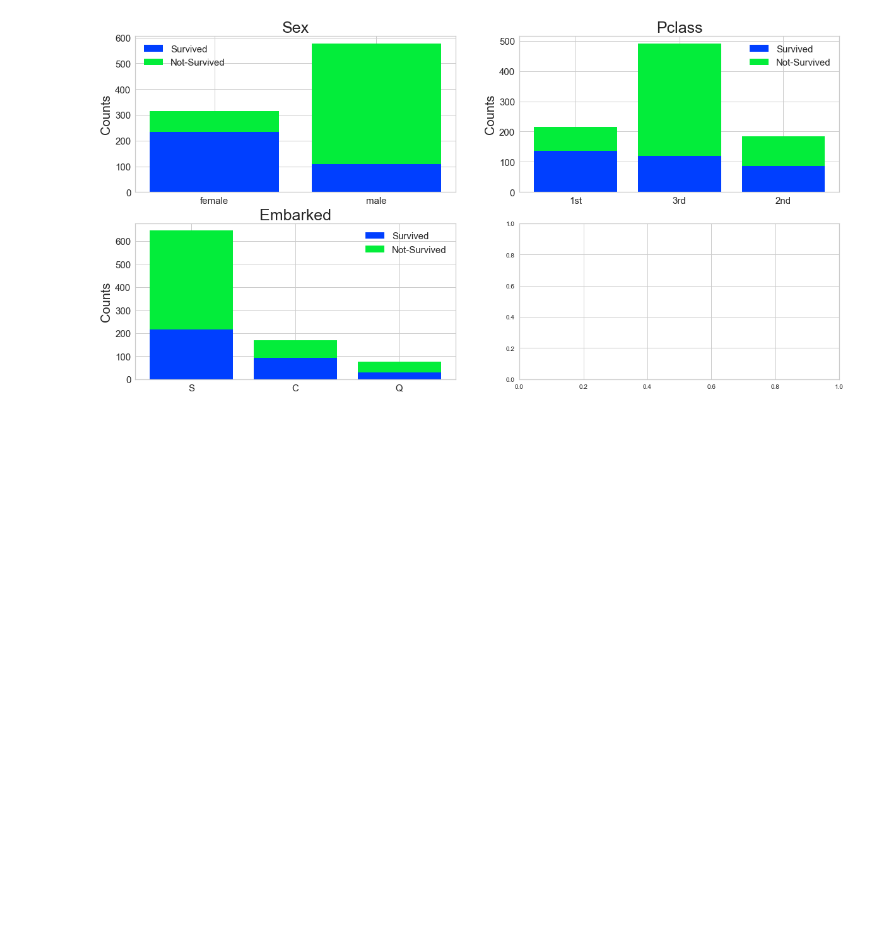
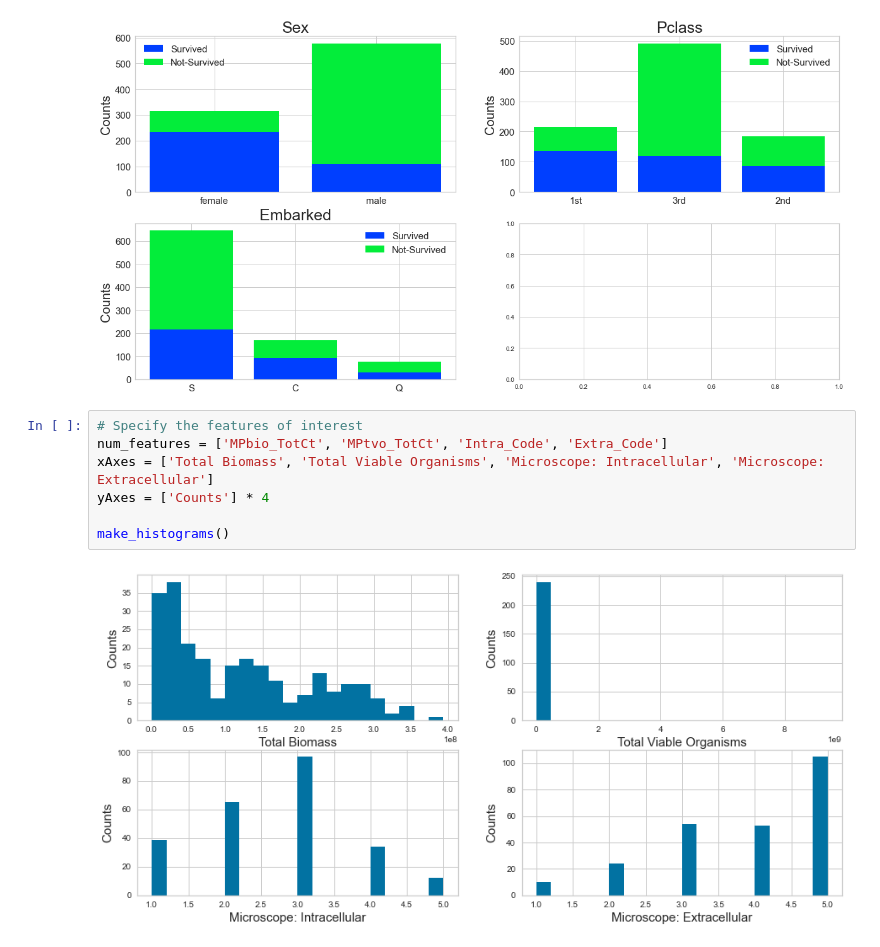
Before and after one commit to ScottBreitbach/DSC550, a Jupyter notebook: Week6/Test.ipynb, the cells around one changed output. Saved outputs shown, nothing was run; the diff lists cells and outputs as text; blank space fills up the shorter version.

```diff
--- a/Week6/Test.ipynb
+++ b/Week6/Test.ipynb
@@ -333,3 +333,12 @@ axes[1, 0].legend((p1[0], p2[0]), ('Survived', 'Not-Survived'), fontsize=15)
 plt.show()
 # %% [output]
 [figure]
+# %%
+# Specify the features of interest
+num_features = ['MPbio_TotCt', 'MPtvo_TotCt', 'Intra_Code', 'Extra_Code']
+xAxes = ['Total Biomass', 'Total Viable Organisms', 'Microscope: Intracellular', 'Microscope: Extracellular']
+yAxes = ['Counts'] * 4
+
+make_histograms()
+# %% [output]
+[figure, added]
```
Also changed, not shown: parts of 194 cells of this notebook, 1 other file.
